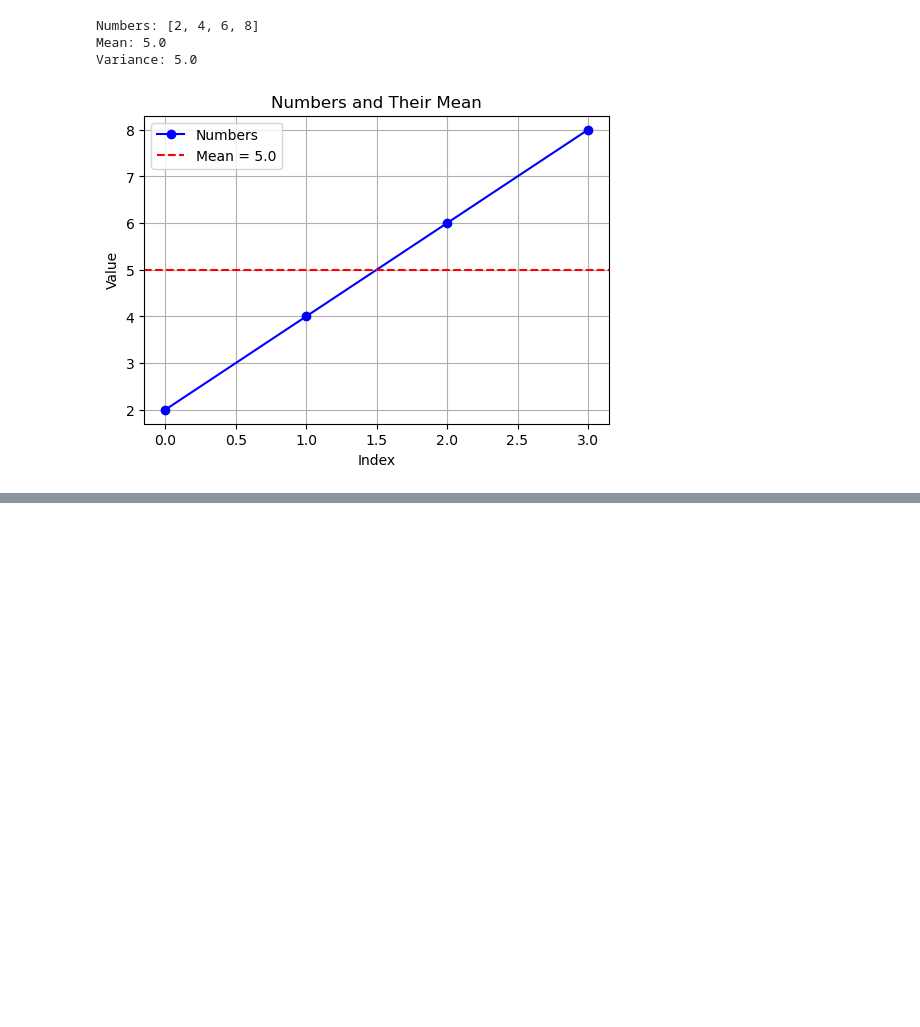
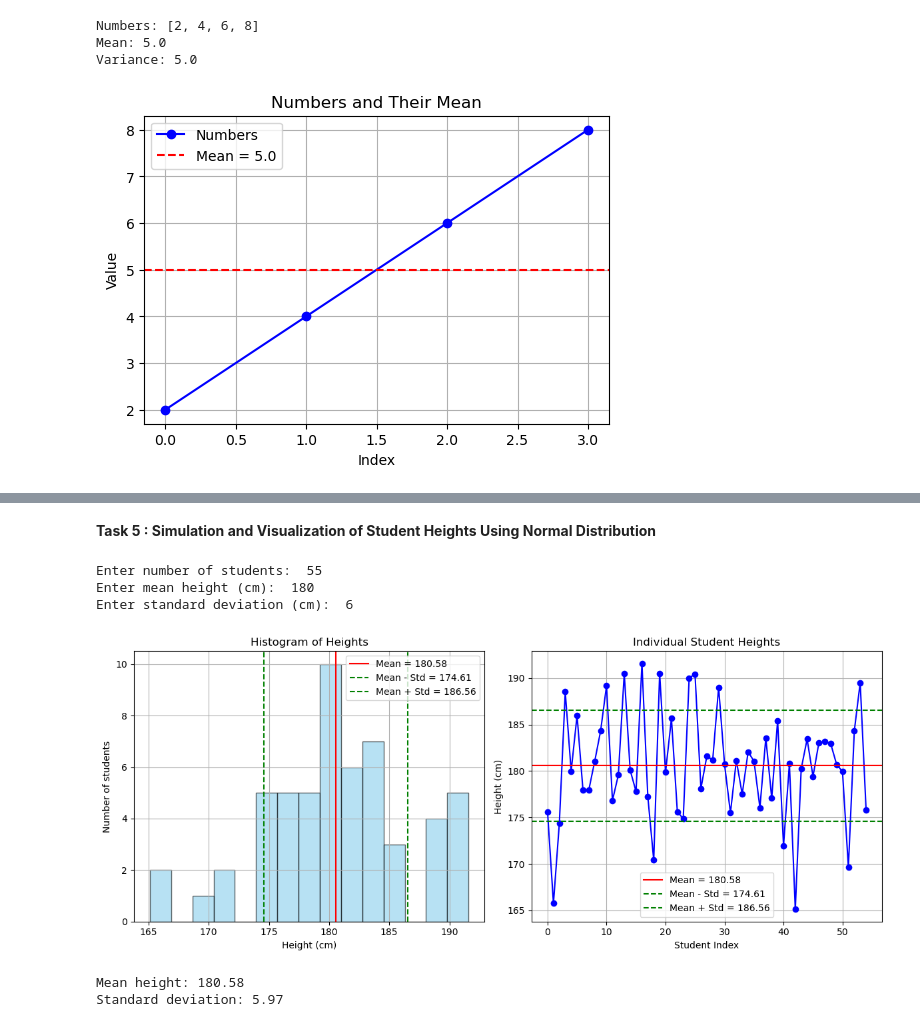
Before and after one commit to arezoo-sorkhi/Debug, a Jupyter notebook: My_Practice.ipynb, the cells around one changed output, grey strips where cells are left out. Saved outputs shown, nothing was run; the diff lists cells and outputs as text; code cells hidden in the pictures; blank space fills up the shorter version.

```diff
--- a/My_Practice.ipynb
+++ b/My_Practice.ipynb
@@ -138,0 +193,71 @@ Variance: 5.0
+# %% [markdown]
+<p><strong>Task 5 : Simulation and Visualization of Student Heights Using Normal Distribution
+</strong></p>
+# %%
+import numpy as np
+import matplotlib.pyplot as plt
+
+
+# Get user input
+num_students = int(input("Enter number of students: "))        # Number of students to simulate
+mu_height = float(input("Enter mean height (cm): "))           # Mean height
+sigma_height = float(input("Enter standard deviation (cm): ")) # Standard deviation
+
+
+# Simulate student heights using Gaussian (Normal) distribution
+# 'heights' is a NumPy array where each element represents the height of one student
+heights = np.random.normal(mu_height, sigma_height, num_students)
+
+
+# Calculate statistics
+# Average height
+# Standard deviation
+mean_height = np.mean(heights)
+std_height = np.std(heights)
+
+
+# Plot 1: Histogram of heights
+plt.figure(figsize=(12,5))
+
+# Left plot: Histogram
+plt.subplot(1,2,1)
+plt.hist(heights, bins=15, alpha=0.6, color='skyblue', edgecolor='black')
+plt.axvline(mean_height, color='red', linestyle='-', label=f'Mean = {mean_height:.2f}')
+plt.axvline(mean_height - std_height, color='green', linestyle='--', label=f'Mean - Std = {mean_height - std_height:.2f}')
+plt.axvline(mean_height + std_height, color='green', linestyle='--', label=f'Mean + Std = {mean_height + std_height:.2f}')
+plt.title("Histogram of Heights")
+plt.xlabel("Height (cm)")
+plt.ylabel("Number of students")
+plt.legend()
+plt.grid(True)
+
+
+
+# Plot 2: Individual student heights
+
+# Right plot: Individual heights
+plt.subplot(1,2,2)
+plt.plot(heights, marker='o', linestyle='-', color='blue')
+plt.axhline(mean_height, color='red', linestyle='-', label=f'Mean = {mean_height:.2f}')
+plt.axhline(mean_height - std_height, color='green', linestyle='--', label=f'Mean - Std = {mean_height - std_height:.2f}')
+plt.axhline(mean_height + std_height, color='green', linestyle='--', label=f'Mean + Std = {mean_height + std_height:.2f}')
+plt.title("Individual Student Heights")
+plt.xlabel("Student Index")
+plt.ylabel("Height (cm)")
+plt.legend()
+plt.grid(True)
+
+plt.tight_layout()
+plt.show()
+
+
+# Print statistics in terminal
+print("Mean height:", round(mean_height,2))
+print("Standard deviation:", round(std_height,2))
+# %% [output]
+Enter number of students:  55
+Enter mean height (cm):  180
+Enter standard deviation (cm):  6
+[figure, added]
+Mean height: 180.58
+Standard deviation: 5.97
```
Also changed, not shown: parts of 2 cells of this notebook.
